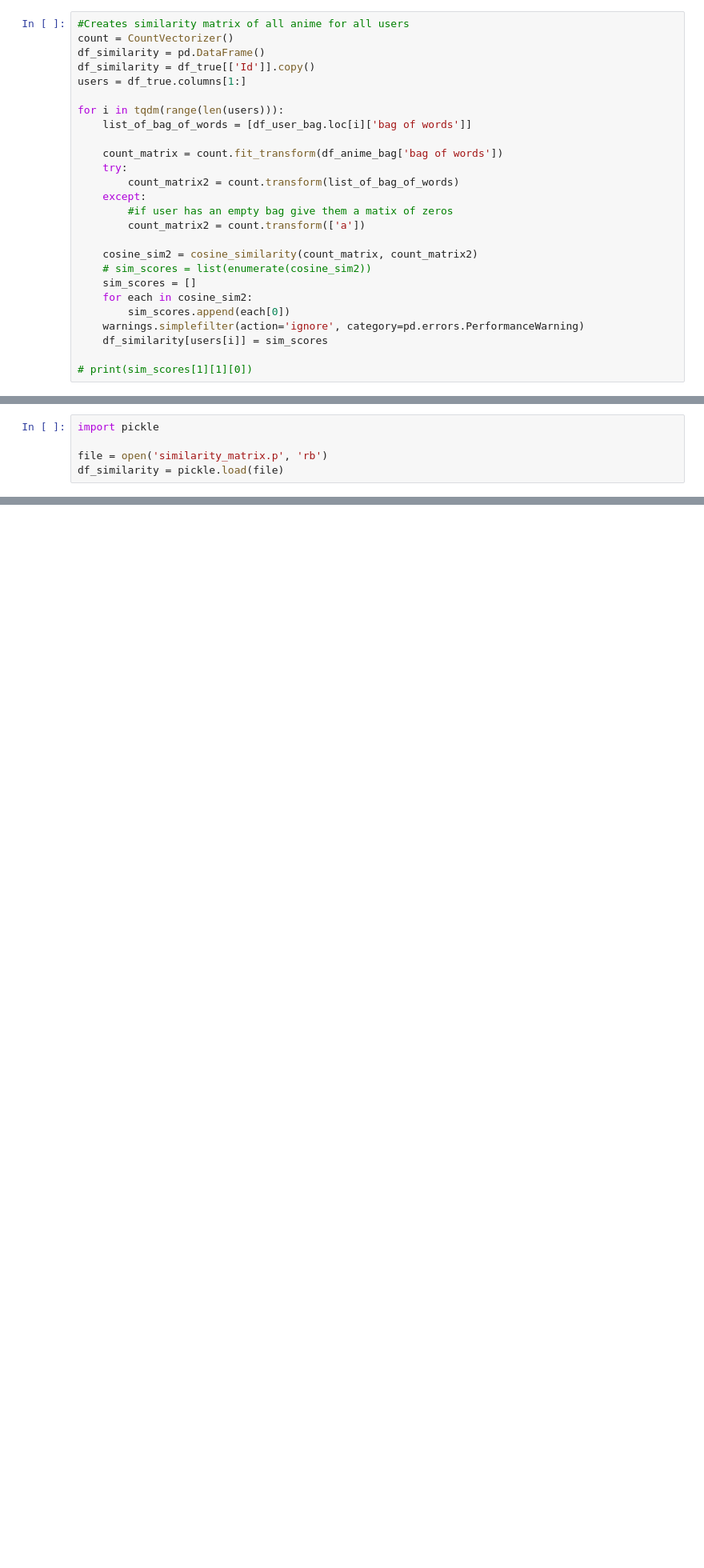
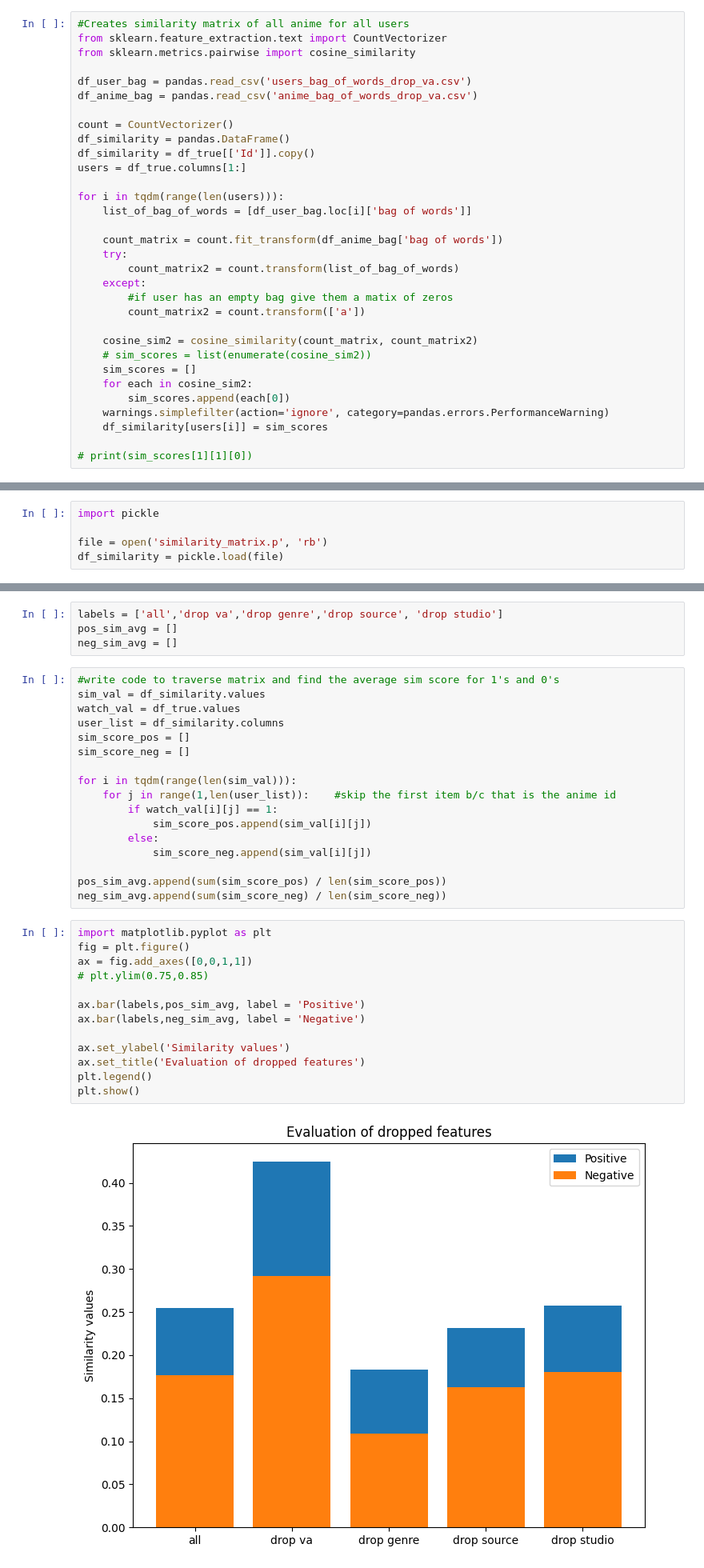
Before and after one commit to nle244/MAL-Recommendation, a Jupyter notebook: items2items.ipynb, the cells around one changed output, grey strips where cells are left out. Shown at 80% size. Cells and saved outputs as stored; diff of their text form; blank space fills up the shorter version.

Commit message:
added some evaluations

```diff
--- a/items2items.ipynb
+++ b/items2items.ipynb
@@ -28,7 +83,13 @@ rows = df_true[['Id']].copy()
 # %%
 #Creates similarity matrix of all anime for all users
+from sklearn.feature_extraction.text import CountVectorizer
+from sklearn.metrics.pairwise import cosine_similarity
+
+df_user_bag = pandas.read_csv('users_bag_of_words_drop_va.csv')
+df_anime_bag = pandas.read_csv('anime_bag_of_words_drop_va.csv')
+
 count = CountVectorizer()
-df_similarity = pd.DataFrame()
+df_similarity = pandas.DataFrame()
 df_similarity = df_true[['Id']].copy()
 users = df_true.columns[1:]
 
@@ -47,7 +108,7 @@ for i in tqdm(range(len(users))):
     sim_scores = []
     for each in cosine_sim2:
         sim_scores.append(each[0])
-    warnings.simplefilter(action='ignore', category=pd.errors.PerformanceWarning)
+    warnings.simplefilter(action='ignore', category=pandas.errors.PerformanceWarning)
     df_similarity[users[i]] = sim_scores
 
 # print(sim_scores[1][1][0])
@@ -86,0 +125,36 @@ X_cross_train, X_cross_test, y_cross_train, y_cross_test = train_test_split(x_tr
+# %%
+labels = ['all','drop va','drop genre','drop source', 'drop studio']
+pos_sim_avg = []
+neg_sim_avg = []
+# %%
+#write code to traverse matrix and find the average sim score for 1's and 0's
+sim_val = df_similarity.values
+watch_val = df_true.values
+user_list = df_similarity.columns
+sim_score_pos = []
+sim_score_neg = []
+
+for i in tqdm(range(len(sim_val))):
+    for j in range(1,len(user_list)):    #skip the first item b/c that is the anime id
+        if watch_val[i][j] == 1:
+            sim_score_pos.append(sim_val[i][j])
+        else:
+            sim_score_neg.append(sim_val[i][j])
+
+pos_sim_avg.append(sum(sim_score_pos) / len(sim_score_pos))
+neg_sim_avg.append(sum(sim_score_neg) / len(sim_score_neg))
+# %%
+import matplotlib.pyplot as plt
+fig = plt.figure()
+ax = fig.add_axes([0,0,1,1])
+# plt.ylim(0.75,0.85)
+
+ax.bar(labels,pos_sim_avg, label = 'Positive')
+ax.bar(labels,neg_sim_avg, label = 'Negative')
+
+ax.set_ylabel('Similarity values')
+ax.set_title('Evaluation of dropped features')
+plt.legend()
+plt.show()
+# %% [output]
+[figure, added]
```
Also changed, not shown: parts of 19 cells of this notebook, 2 other files.
